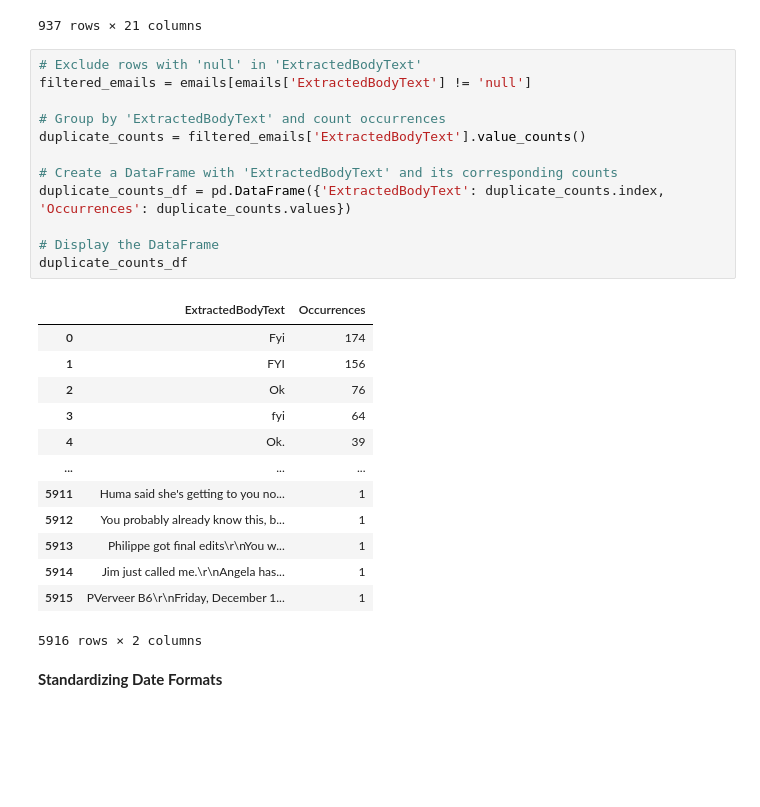
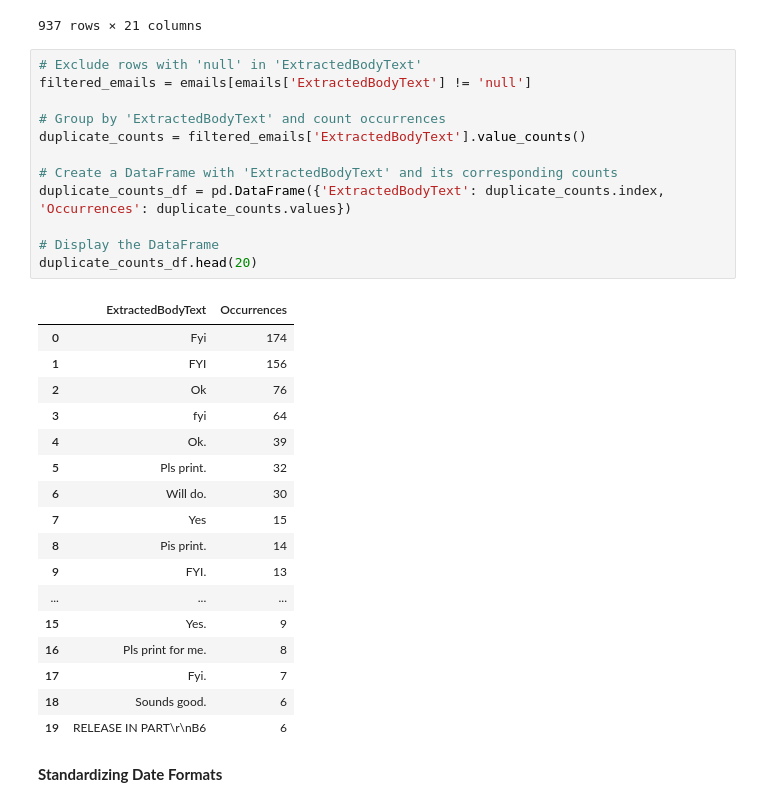
Before and after one commit to PillowPanda/DATA340_HW0, a Jupyter notebook: PS2_notebook.ipynb, the cells around one changed output. Cells and saved outputs as stored; diff of their text form; blank space fills up the shorter version.

```diff
--- a/PS2_notebook.ipynb
+++ b/PS2_notebook.ipynb
@@ -87,29 +87,33 @@ duplicate_body
 # %%
 # Exclude rows with 'null' in 'ExtractedBodyText'
 filtered_emails = emails[emails['ExtractedBodyText'] != 'null']
 
 # Group by 'ExtractedBodyText' and count occurrences
 duplicate_counts = filtered_emails['ExtractedBodyText'].value_counts()
 
 # Create a DataFrame with 'ExtractedBodyText' and its corresponding counts
 duplicate_counts_df = pd.DataFrame({'ExtractedBodyText': duplicate_counts.index, 'Occurrences': duplicate_counts.values})
 
 # Display the DataFrame
-duplicate_counts_df
+duplicate_counts_df.head(20)
 # %% [output]
 |  | ExtractedBodyText | Occurrences |
 | 0 | Fyi | 174 |
 | 1 | FYI | 156 |
 | 2 | Ok | 76 |
 | 3 | fyi | 64 |
 | 4 | Ok. | 39 |
+| 5 | Pls print. | 32 |
+| 6 | Will do. | 30 |
+| 7 | Yes | 15 |
+| 8 | Pis print. | 14 |
+| 9 | FYI. | 13 |
 | ... | ... | ... |
-| 5911 | Huma said she's getting to you no... | 1 |
-| 5912 | You probably already know this, b... | 1 |
-| 5913 | Philippe got final edits\r\nYou w... | 1 |
-| 5914 | Jim just called me.\r\nAngela has... | 1 |
-| 5915 | PVerveer B6\r\nFriday, December 1... | 1 |
+| 15 | Yes. | 9 |
+| 16 | Pls print for me. | 8 |
+| 17 | Fyi. | 7 |
+| 18 | Sounds good. | 6 |
+| 19 | RELEASE IN PART\r\nB6 | 6 |
-5916 rows × 2 columns
 # %% [markdown]
 **Standardizing Date Formats**
 # %% [markdown]
```
Also changed, not shown: parts of 15 cells of this notebook.
